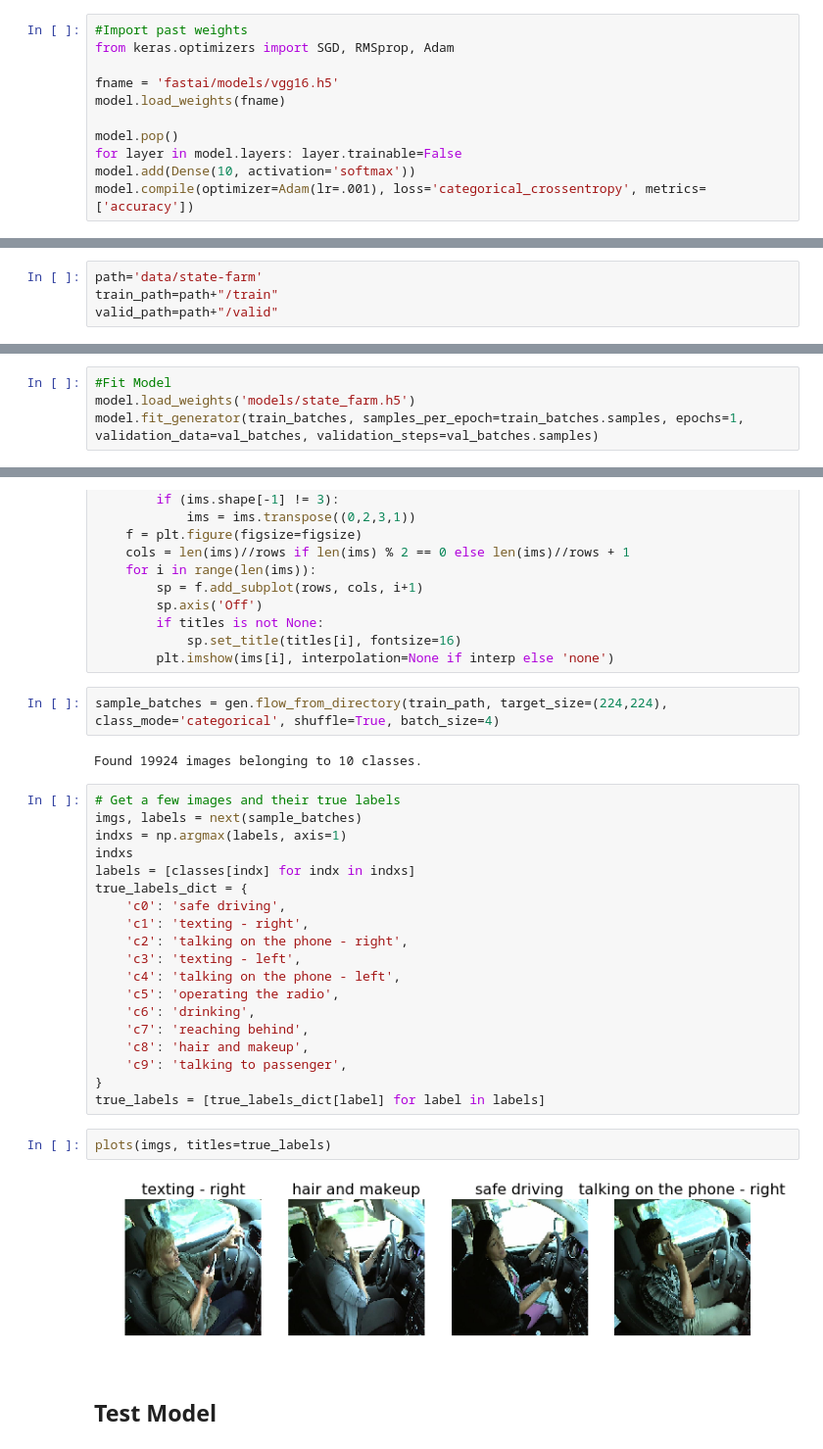
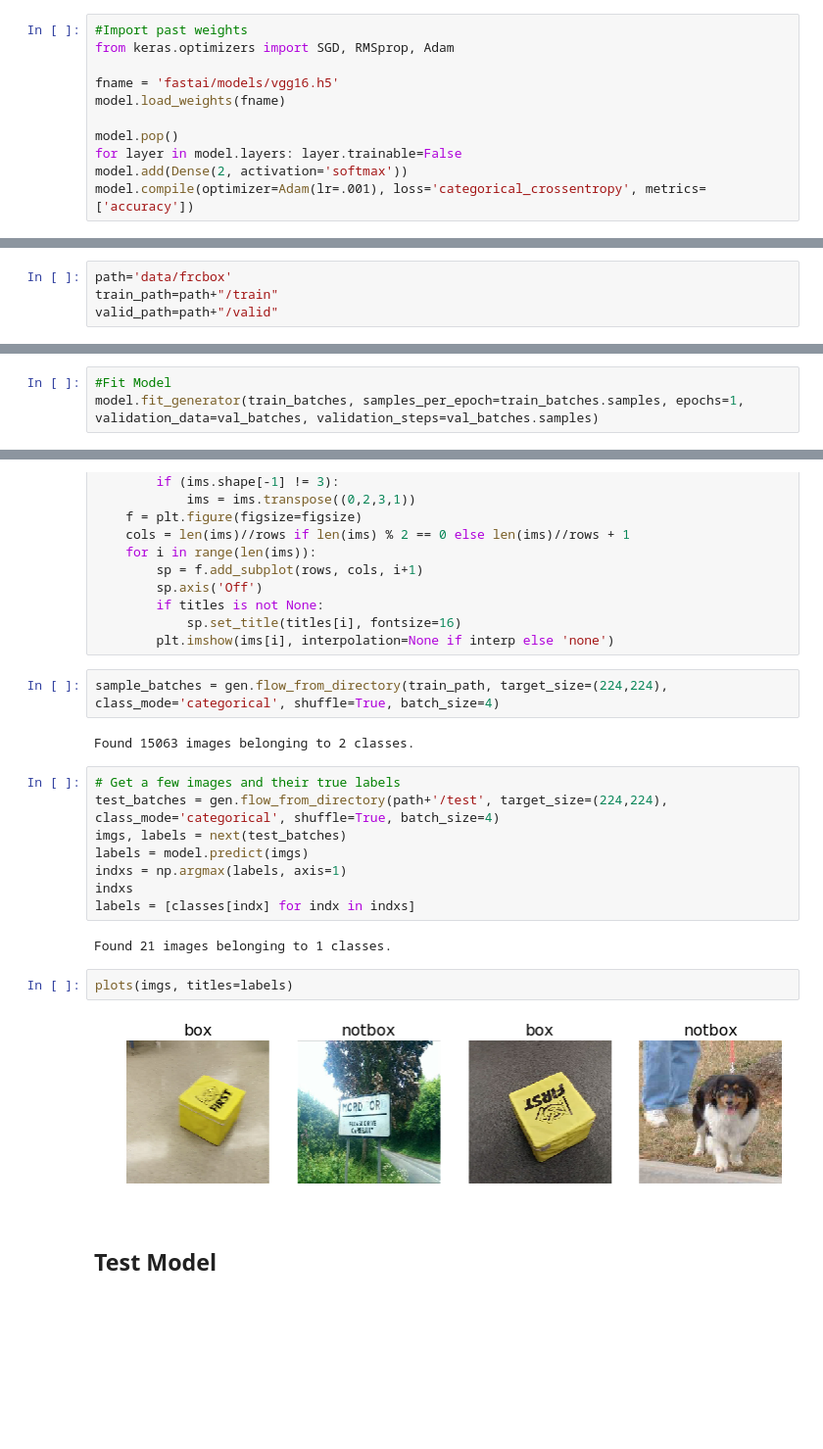
Before and after one commit to Guy997/deeplearning, a Jupyter notebook: frc_box.ipynb, the cells around one changed output, grey strips where cells are left out. Shown: that part at 98% size. Cells and saved outputs as stored; diff of their text form; blank space fills up the shorter version.

Commit message:
Modified frcbox to classify images for boxes and non-boxes

```diff
--- a/frc_box.ipynb
+++ b/frc_box.ipynb
@@ -99,12 +99,12 @@ model.load_weights(fname)
 
 model.pop()
 for layer in model.layers: layer.trainable=False
-model.add(Dense(10, activation='softmax'))
+model.add(Dense(2, activation='softmax'))
 model.compile(optimizer=Adam(lr=.001), loss='categorical_crossentropy', metrics=['accuracy'])
 # %% [markdown]
 ## Import the data
 # %%
-path='data/state-farm'
+path='data/frcbox'
 train_path=path+"/train"
 valid_path=path+"/valid"
 # %%
@@ -128,7 +128,6 @@ Found 2500 images belonging to 10 classes.
 ## Fit the model
 # %%
 #Fit Model
-model.load_weights('models/state_farm.h5')
 model.fit_generator(train_batches, samples_per_epoch=train_batches.samples, epochs=1, validation_data=val_batches, validation_steps=val_batches.samples)
 # %% [output]
 Epoch 1/1
@@ -158,30 +157,21 @@ def plots(ims, figsize=(12,6), rows=1, interp=False, titles=None):
 # %%
 sample_batches = gen.flow_from_directory(train_path, target_size=(224,224), class_mode='categorical', shuffle=True, batch_size=4)
 # %% [output]
-Found 19924 images belonging to 10 classes.
+Found 15063 images belonging to 2 classes.
-# %%
-# Get a few images and their true labels
-imgs, labels = next(sample_batches)
-indxs = np.argmax(labels, axis=1)
-indxs
-labels = [classes[indx] for indx in indxs]
-true_labels_dict = {
-    'c0': 'safe driving',
-    'c1': 'texting - right',
-    'c2': 'talking on the phone - right',
-    'c3': 'texting - left',
-    'c4': 'talking on the phone - left',
-    'c5': 'operating the radio',
-    'c6': 'drinking',
-    'c7': 'reaching behind',
-    'c8': 'hair and makeup',
-    'c9': 'talking to passenger',
-}
-true_labels = [true_labels_dict[label] for label in labels]
+# %%
+# Get a few images and their true labels
+test_batches = gen.flow_from_directory(path+'/test', target_size=(224,224), class_mode='categorical', shuffle=True, batch_size=4)
+imgs, labels = next(test_batches)
+labels = model.predict(imgs)
+indxs = np.argmax(labels, axis=1)
+indxs
+labels = [classes[indx] for indx in indxs]
+# %% [output]
+Found 21 images belonging to 1 classes.
 # %%
-plots(imgs, titles=true_labels)
+plots(imgs, titles=labels)
 # %% [output]
-[figure, old version]
+[figure, new version]
 # %% [markdown]
 ## Test Model
 # %%
```
Also changed, not shown: parts of 4 cells of this notebook.
